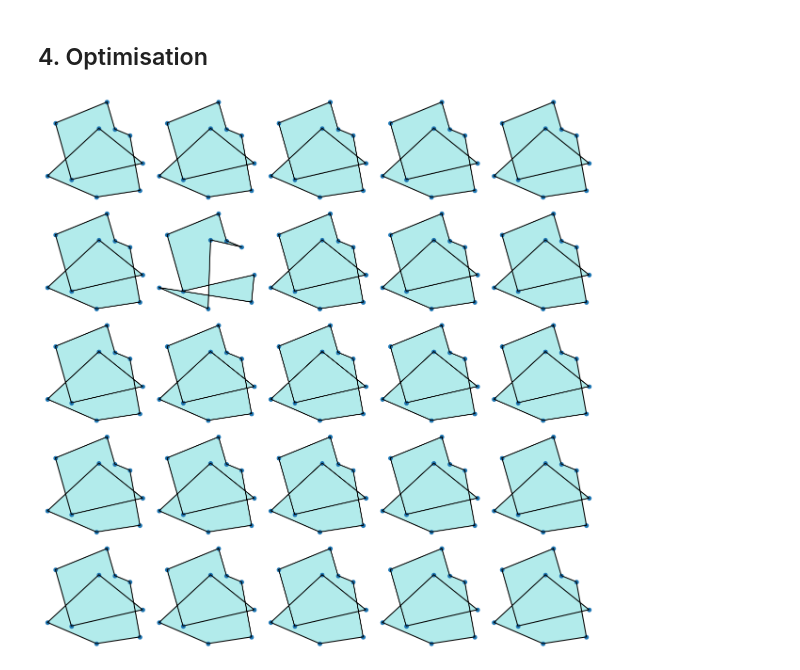
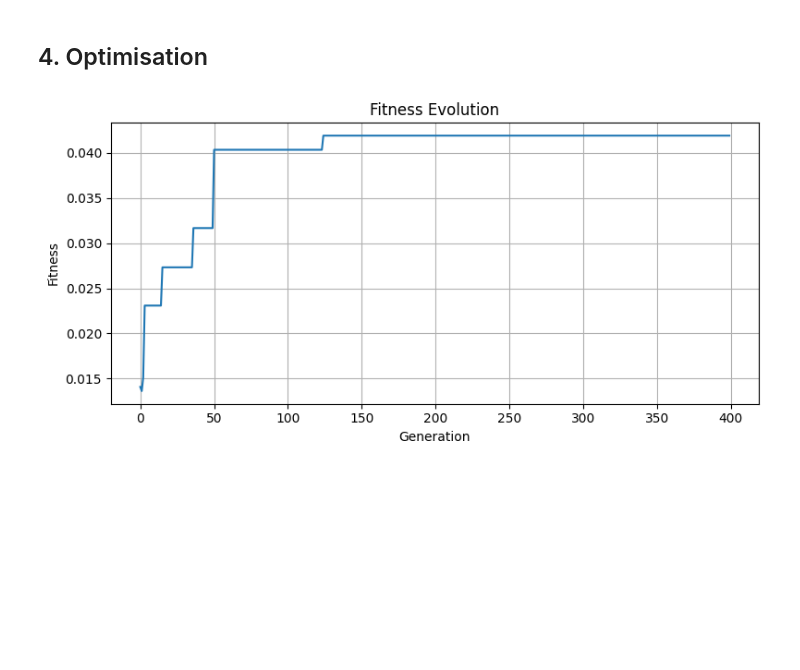
Before and after one commit to mark-hobbs/ga-demo, a Jupyter notebook: ga-demo.ipynb, the cells around one changed output. Cells and saved outputs as stored; diff of their text form; code cells hidden in the pictures; blank space fills up the shorter version.

```diff
--- a/ga-demo.ipynb
+++ b/ga-demo.ipynb
@@ -65,8 +65,7 @@ Fitness score: 0.0066
 from population import Population
 
 population_size = 25
-individuals = []
 individuals = [Polygon(np.random.permutation(points)) for _ in range(population_size)]
-population = Population(individuals, num_parents=4)
+population = Population(individuals)
 population.plot()
 # %% [output]
@@ -77,8 +76,8 @@ population.plot()
 # %%
 from ga import GeneticAlgorithm
 
-ga = GeneticAlgorithm(population, num_generations=50)
+ga = GeneticAlgorithm(population, num_generations=400, num_parents=4, mutation_probability=0.05, animate=False)
 ga.evolve()
-ga.population.plot()
+ga.plot_fitness()
 # %% [output]
-[figure, old version]
+[figure, new version]
```
Also changed, not shown: parts of 4 cells of this notebook, 1 other file.
